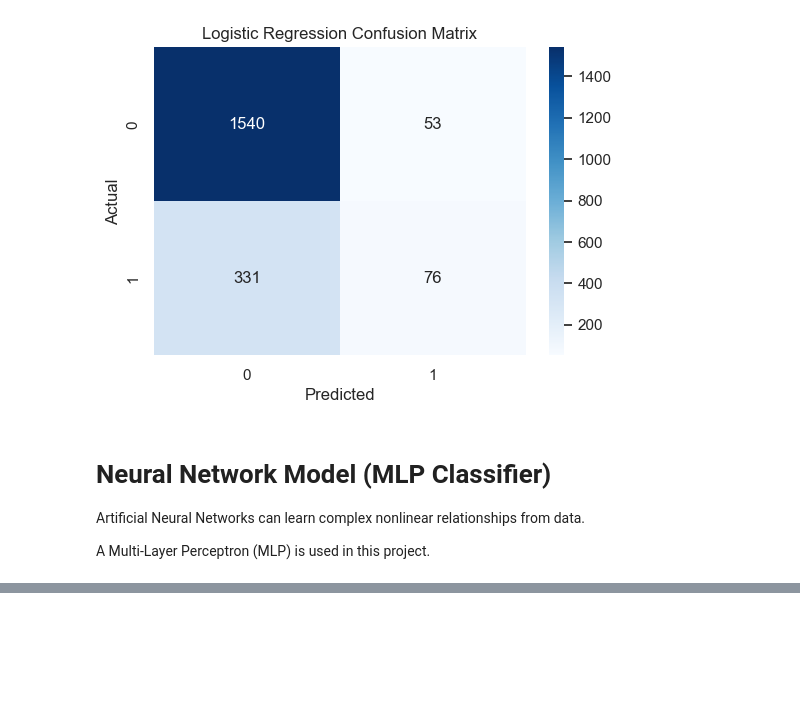
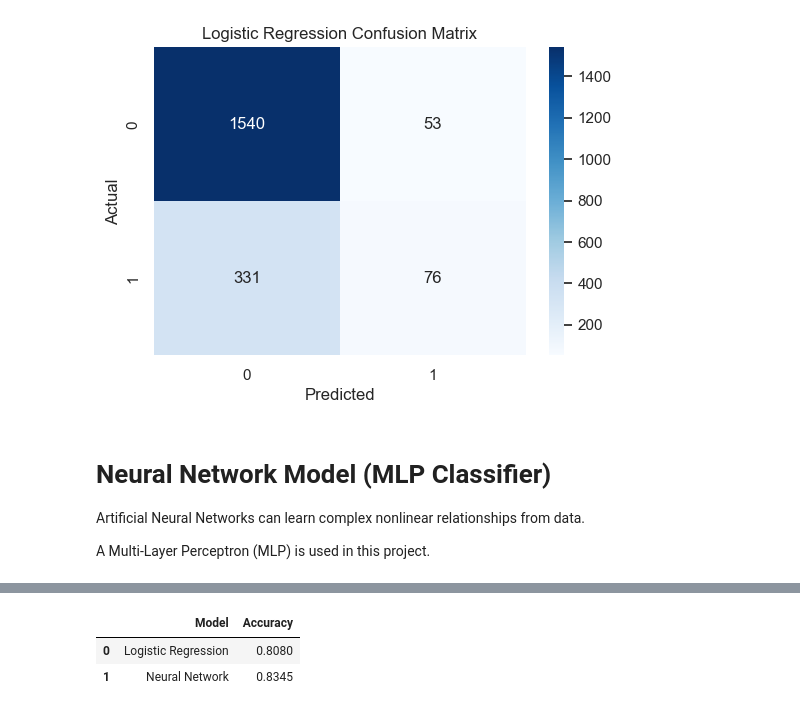
Before and after one commit to Bitttu4/Customer-Churn-Prediction, a Jupyter notebook: notebooks/ Customer_Churn_Prediction.ipynb, the cells around one changed output, grey strips where cells are left out. Saved outputs shown, nothing was run; the diff lists cells and outputs as text; code cells hidden in the pictures; blank space fills up the shorter version.

```diff
--- a/notebooks/ Customer_Churn_Prediction.ipynb
+++ b/notebooks/ Customer_Churn_Prediction.ipynb
@@ -458,0 +486,10 @@ A Multi-Layer Perceptron (MLP) is used in this project.
+# %%
+#Accuracy Score
+nn_accuracy = accuracy_score(
+    y_test,
+    nn_pred
+)
+
+print(
+    f"Accuracy : {nn_accuracy:.4f}"
+)
@@ -458,0 +551,21 @@ A Multi-Layer Perceptron (MLP) is used in this project.
+# %%
+#Performance Table
+comparison = pd.DataFrame({
+    'Model':
+    [
+        'Logistic Regression',
+        'Neural Network'
+    ],
+
+    'Accuracy':
+    [
+        lr_accuracy,
+        nn_accuracy
+    ]
+})
+
+comparison
+# %% [output]
+|  | Model | Accuracy |
+| 0 | Logistic Regression | 0.8080 |
+| 1 | Neural Network | 0.8345 |
```
Also changed, not shown: parts of 10 cells of this notebook, 1 other file.
